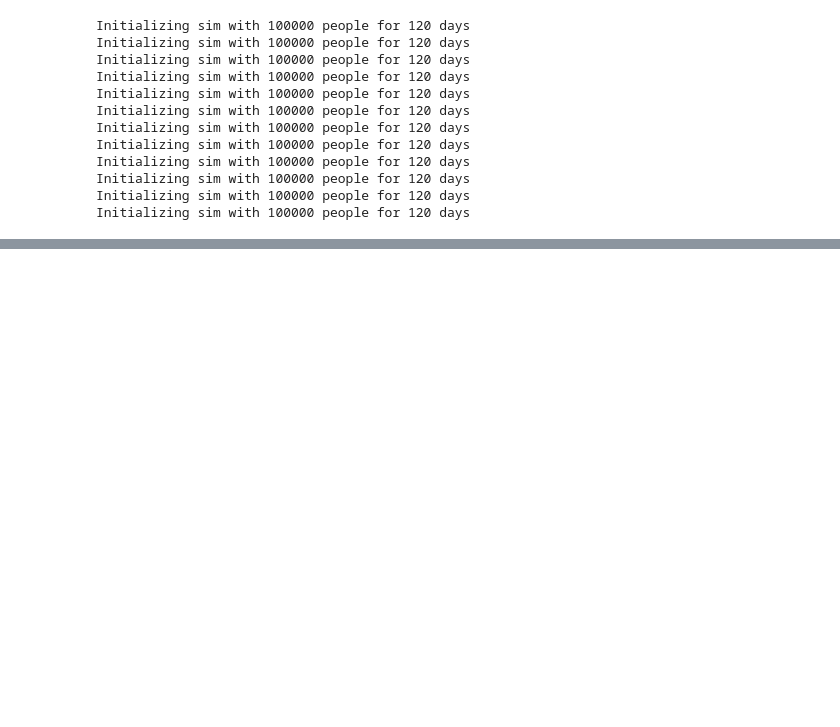
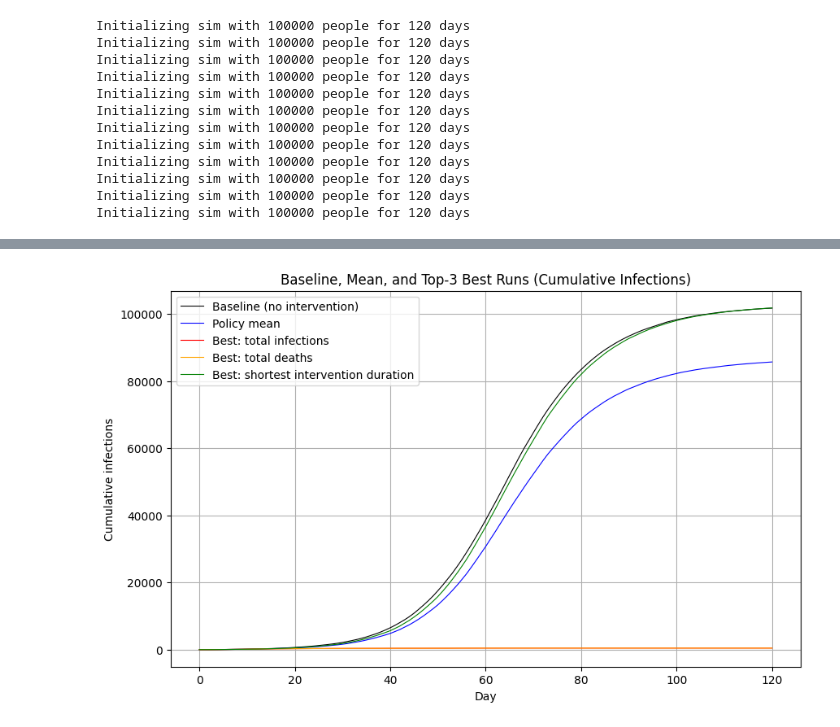
Before and after one commit to kimgeo/jhk_covasim4wastewater, a Jupyter notebook: weekly_reports/W4_intervention_threshold.ipynb, the cells around one changed output, grey strips where cells are left out. Cells and saved outputs as stored; diff of their text form; code cells hidden in the pictures; blank space fills up the shorter version.

```diff
--- a/weekly_reports/W4_intervention_threshold.ipynb
+++ b/weekly_reports/W4_intervention_threshold.ipynb
@@ -180,3 +182,6 @@ intervention_grid = [
     ("beta50", lambda sim: reduce_beta(sim, 0.5)),
     ("test40", lambda sim: increase_testing(sim, 0.4)),
 ]
+# %%
+baseline_sim = cv.Sim(sim_pars)
+baseline_sim.run()
@@ -252,0 +282,14 @@ summary_df
+# %%
+policy_results_list = [r["results"] for r in results_list]
+
+fig, ax = plot_top3_and_baselines(
+    baseline_sim=baseline_sim,
+    policy_results_list=policy_results_list,
+    best_total_inf=best_total_inf["results"],
+    best_total_deaths=best_total_deaths["results"],
+    best_shortest_intervention=best_shortest_intervention["results"],
+)
+
+plt.show()
+# %% [output]
+[figure, added]
```
Also changed, not shown: parts of 4 cells of this notebook, 1 other file.
